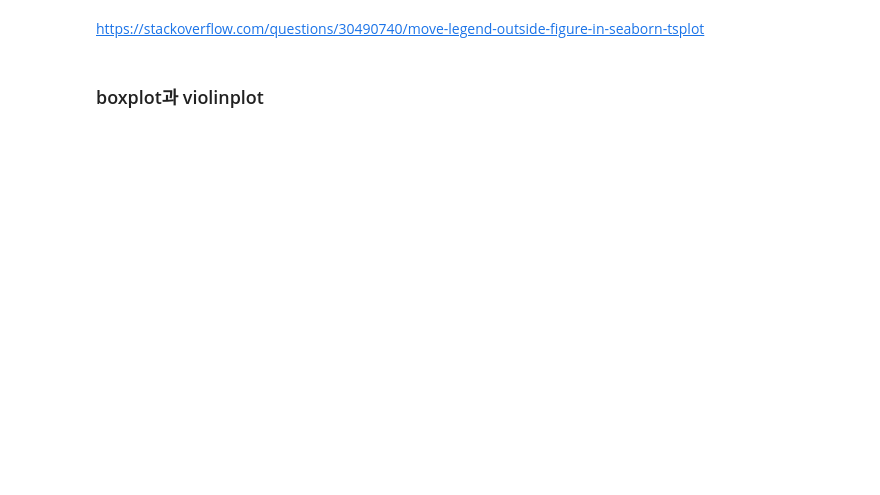
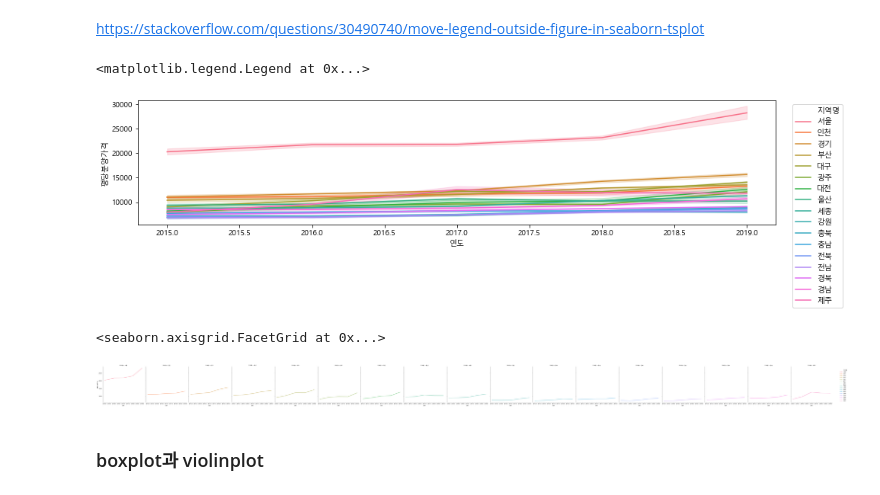
Before and after one commit to Jooyoungdo/python, a Jupyter notebook: inflearn/python/1/01-apt-price-input.ipynb, the cells around one changed output. Saved outputs shown, nothing was run; the diff lists cells and outputs as text; code cells hidden in the pictures; blank space fills up the shorter version.

```diff
--- a/inflearn/python/1/01-apt-price-input.ipynb
+++ b/inflearn/python/1/01-apt-price-input.ipynb
@@ -282,3 +642,9 @@ https://stackoverflow.com/questions/30490740/move-legend-outside-figure-in-seabo
 # %%
 # lineplot으로 연도별 평당분양가격을 그려봅니다.
 # hue 옵션을 통해 지역별로 다르게 표시해 봅니다.
+plt.figure(figsize=(15,3))
+sns.lineplot(data=df_last,x="연도",y="평당분양가격",hue="지역명")
+plt.legend(bbox_to_anchor=(1.02,1),loc=2)
+# %% [output]
+<matplotlib.legend.Legend at 0x...>
+[figure, added]
@@ -287,3 +651,10 @@ https://stackoverflow.com/questions/30490740/move-legend-outside-figure-in-seabo
+# %%
+# relplot 으로 서브플롯 그리기
+sns.relplot(data=df_last,x="연도",y="평당분양가격",kind="line",hue="지역명",col="지역명",ci=None)
+#ci는 None이 조금 더 빠르다
+# %% [output]
+<seaborn.axisgrid.FacetGrid at 0x...>
+[figure, added]
 # %% [markdown]
 ### boxplot과 violinplot
 # %%
```
Also changed, not shown: parts of 77 cells of this notebook, 10 other files.
